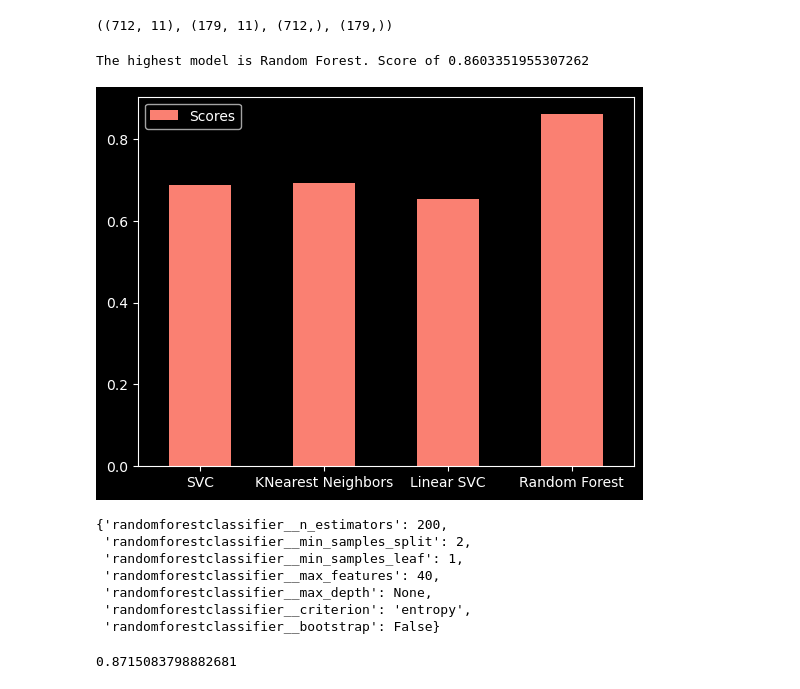
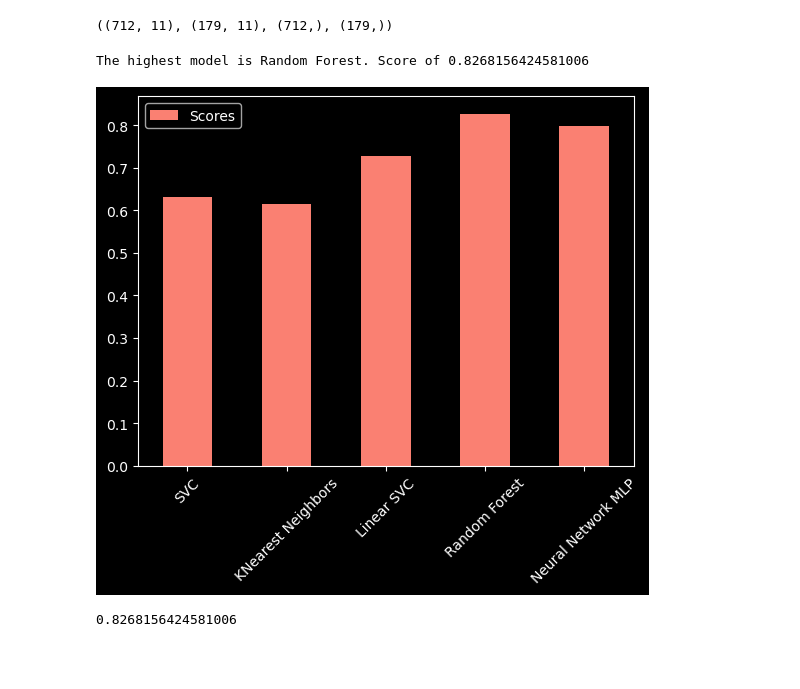
Before and after one commit to msnkr/kaggle_comps, a Jupyter notebook: Titanic - Machine Learning from Disaster/Untitled.ipynb, the cells around one changed output. Cells and saved outputs as stored; diff of their text form; code cells hidden in the pictures; blank space fills up the shorter version.

```diff
--- a/Titanic - Machine Learning from Disaster/Untitled.ipynb
+++ b/Titanic - Machine Learning from Disaster/Untitled.ipynb
@@ -179,7 +180,8 @@ model_dict = {
     "SVC": SVC(),
     "KNearest Neighbors": KNeighborsClassifier(n_jobs=-1),
     "Linear SVC": LinearSVC(dual="auto"),
-    "Random Forest": RandomForestClassifier(n_jobs=-1)
+    "Random Forest": RandomForestClassifier(n_jobs=-1),
+    "Neural Network MLP" : MLPClassifier(max_iter=1000),
 }
 
 model_scores = {}
@@ -193,10 +195,10 @@ for model_name, model in model_dict.items():
 highest_score = max(model_scores, key=model_scores.get)
 print(f"The highest model is {highest_score}. Score of {model_scores[highest_score]}")
 # %% [output]
-The highest model is Random Forest. Score of 0.8603351955307262
+The highest model is Random Forest. Score of 0.8268156424581006
 # %%
 model_df = pd.DataFrame(model_scores, index=["Scores"])
 model_df.T.plot.bar(color=["salmon"])
-plt.xticks(rotation=0);
+plt.xticks(rotation=45);
 # %% [output]
-[figure, old version]
+[figure, new version]
@@ -216,16 +205,8 @@ rs_clf = RandomizedSearchCV(estimator=model, param_distributions=random_forest_h
-# %%
-rs_clf.best_params_
-# %% [output]
-{'randomforestclassifier__n_estimators': 200,
- 'randomforestclassifier__min_samples_split': 2,
- 'randomforestclassifier__min_samples_leaf': 1,
- 'randomforestclassifier__max_features': 40,
- 'randomforestclassifier__max_depth': None,
- 'randomforestclassifier__criterion': 'entropy',
- 'randomforestclassifier__bootstrap': False}
-# %%
-rs_clf.score(X_test, y_test)
-# %% [output]
-0.8715083798882681
+# %%
+# Select the model you will use
+clf = make_pipeline((colum_transform), (RandomForestClassifier(n_jobs=1))).fit(X_train, y_train)
+clf.score(X_test, y_test)
+# %% [output]
+0.8268156424581006
 # %%
 # Lets use the new score to create some metrics
```
Also changed, not shown: parts of 7 cells of this notebook.
